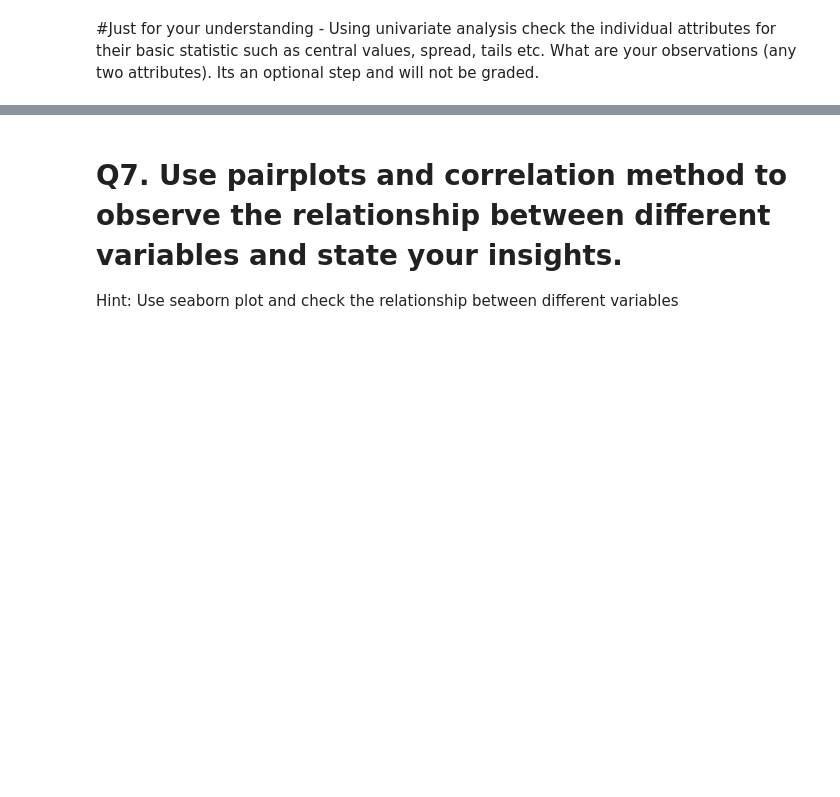
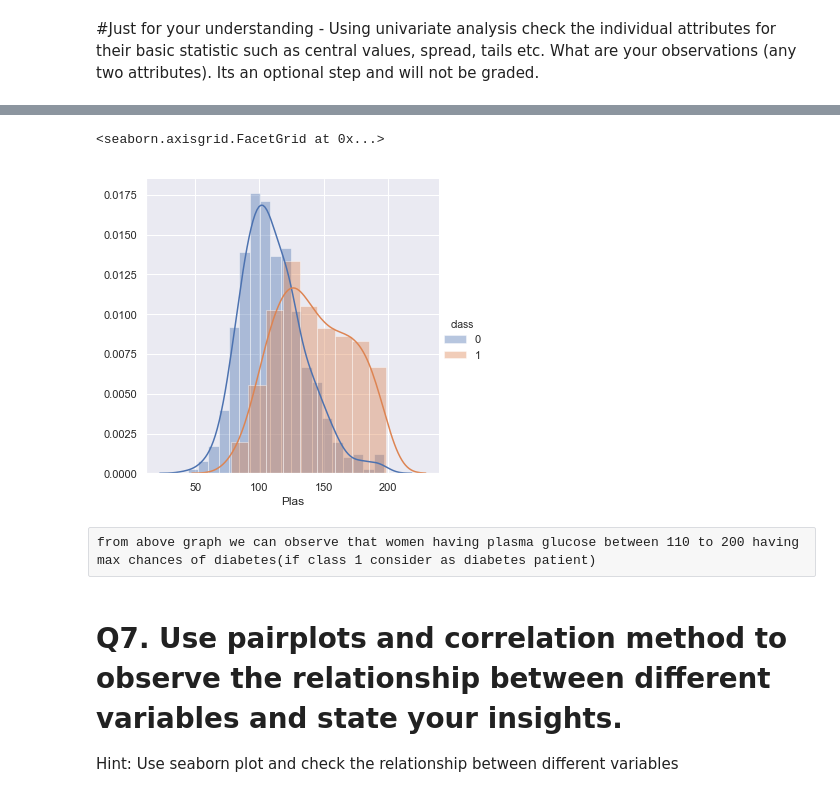
Before and after one commit to GreatLearningAIML1/pune-july19-batch-Seema-eng, a Jupyter notebook: R3-Internal Lab-Pima-1.ipynb, the cells around one changed output, grey strips where cells are left out. Cells and saved outputs as stored; diff of their text form; code cells hidden in the pictures; blank space fills up the shorter version.

```diff
--- a/R3-Internal Lab-Pima-1.ipynb
+++ b/R3-Internal Lab-Pima-1.ipynb
@@ -143,3 +148,10 @@ sns.countplot(x='class',data=df)
+# %%
+sns.FacetGrid(df,hue='class',size=5).map(sns.distplot,"Plas").add_legend()
+# %% [output]
+<seaborn.axisgrid.FacetGrid at 0x...>
+[figure, added]
+# %% [raw]
+from above graph we can observe that women having plasma glucose between 110 to 200 having max chances of diabetes(if class 1 consider as diabetes patient)
 # %% [markdown]
 # Q7. Use pairplots and correlation method to observe the relationship between different variables and state your insights.
 Hint: Use seaborn plot and check the relationship between different variables
```
Also changed, not shown: parts of 7 cells of this notebook.
